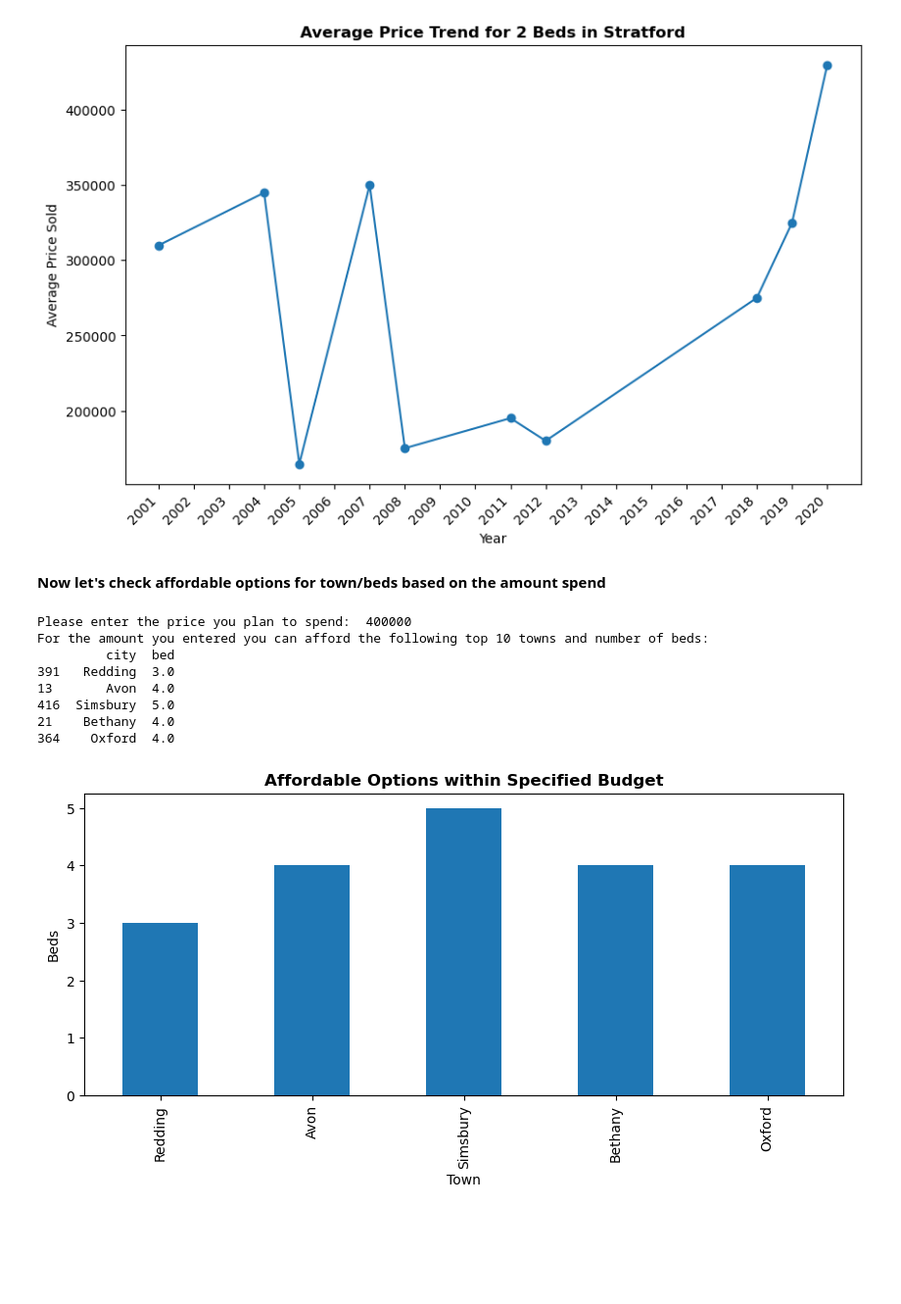
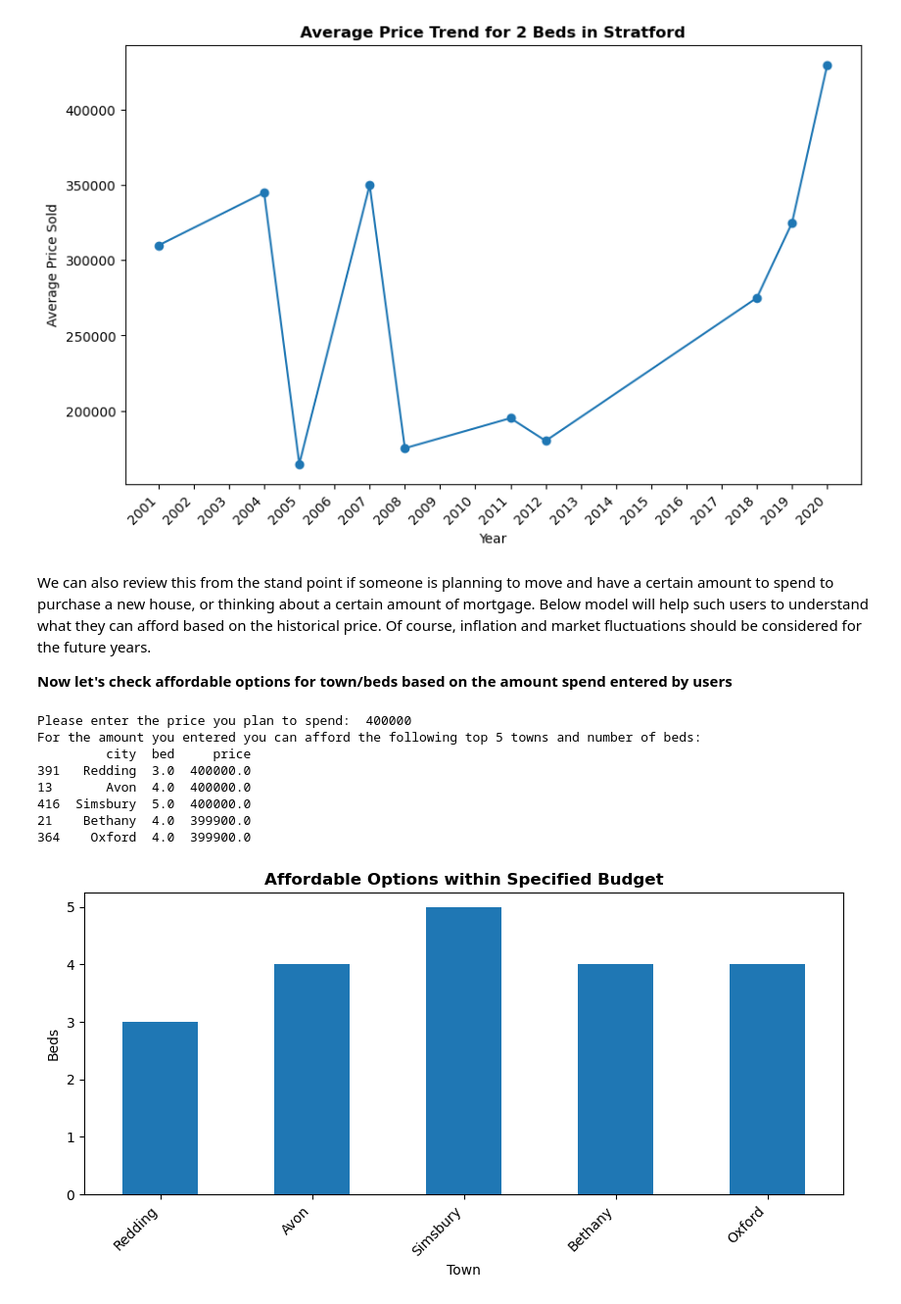
Before and after one commit to alenak2610/RE-market-CT, a Jupyter notebook: All Workbooks/House_sizes.ipynb, the cells around one changed output. Shown: that part at 98% size. Drawn from its saved outputs; the diff is of its cells as text; code cells hidden in the pictures; blank space fills up the shorter version.

Commit message:
added conclusion for House_size notebook

```diff
--- a/All Workbooks/House_sizes.ipynb
+++ b/All Workbooks/House_sizes.ipynb
@@ -508,7 +491,9 @@ Please enter the town name:  Stratford
 # %% [markdown]
 
 
-**Now let's check affordable options for town/beds based on the amount spend**
+We can also review this from the stand point if someone is planning to move and have a certain amount to spend to purchase a new house, or thinking about a certain amount of mortgage. Below model will help such users to understand what they can afford based on the historical price. Of course, inflation and market fluctuations should be considered for the future years.
+
+**Now let's check affordable options for town/beds based on the amount spend entered by users**
 # %%
 plan_to_spend = float(input('Please enter the price you plan to spend: '))
 affordable_houses = house_size_df[house_size_df['price'] <= plan_to_spend]
@@ -516,24 +501,25 @@ affordable_houses = house_size_df[house_size_df['price'] <= plan_to_spend]
 output_info = affordable_houses.groupby(['city', 'bed'])['price'].mean().reset_index()
 unique_output_info = output_info.drop_duplicates(subset=['city', 'bed'])
 sorted_output_info = unique_output_info.sort_values('price', ascending=False)
-top_10_for_spend = sorted_output_info.head(5)
+top_5_for_spend = sorted_output_info.head(5)
 
-print(f'For the amount you entered you can afford the following top 10 towns and number of beds: ')
-print(top_10_for_spend[['city', 'bed']])
+print(f'For the amount you entered you can afford the following top 5 towns and number of beds: ')
+print(top_5_for_spend[['city', 'bed', 'price']])
 # %% [output]
 Please enter the price you plan to spend:  400000
-For the amount you entered you can afford the following top 10 towns and number of beds:
-         city  bed
-391   Redding  3.0
-13       Avon  4.0
-416  Simsbury  5.0
-21    Bethany  4.0
-364    Oxford  4.0
+For the amount you entered you can afford the following top 5 towns and number of beds:
+         city  bed     price
+391   Redding  3.0  400000.0
+13       Avon  4.0  400000.0
+416  Simsbury  5.0  400000.0
+21    Bethany  4.0  399900.0
+364    Oxford  4.0  399900.0
 # %%
-top_10_for_spend.plot(x='city', y='bed', kind='bar', figsize=(10, 4), legend=False)
+top_5_for_spend.plot(x='city', y='bed', kind='bar', figsize=(10, 4), legend=False)
 plt.title('Affordable Options within Specified Budget', fontweight='bold')
 plt.xlabel('Town')
+plt.xticks(rotation=45, ha="right")
 plt.ylabel('Beds')
 plt.show()
 # %% [output]
-[figure, old version]
+[figure, new version]
```
Also changed, not shown: parts of 5 cells of this notebook, 1 other file.
